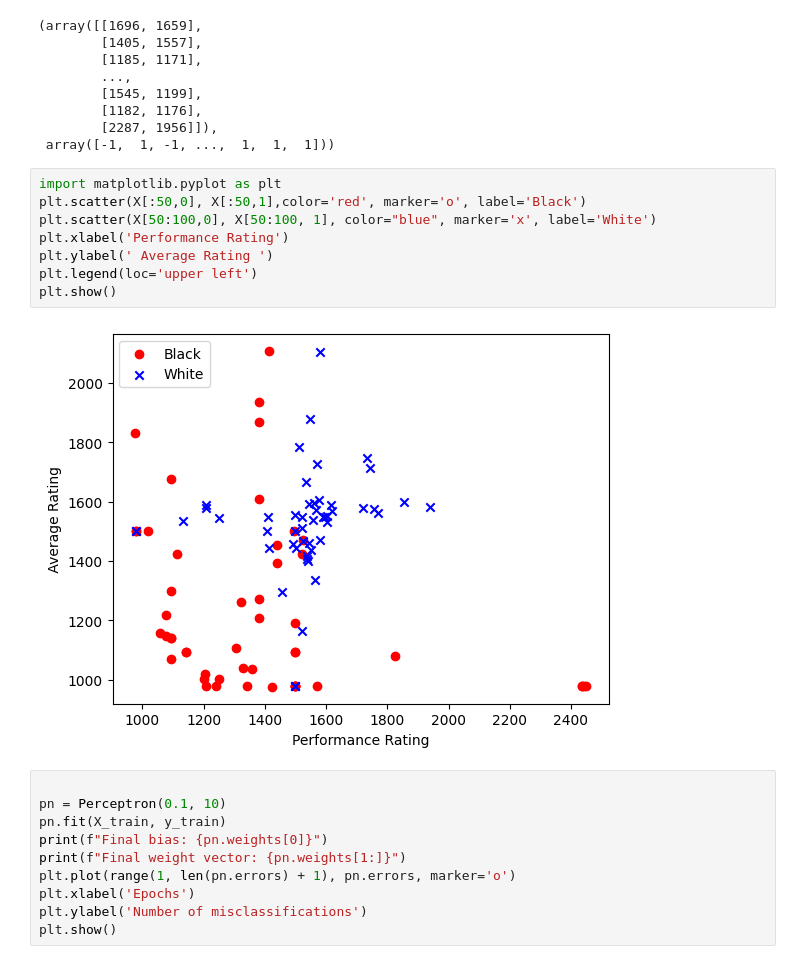
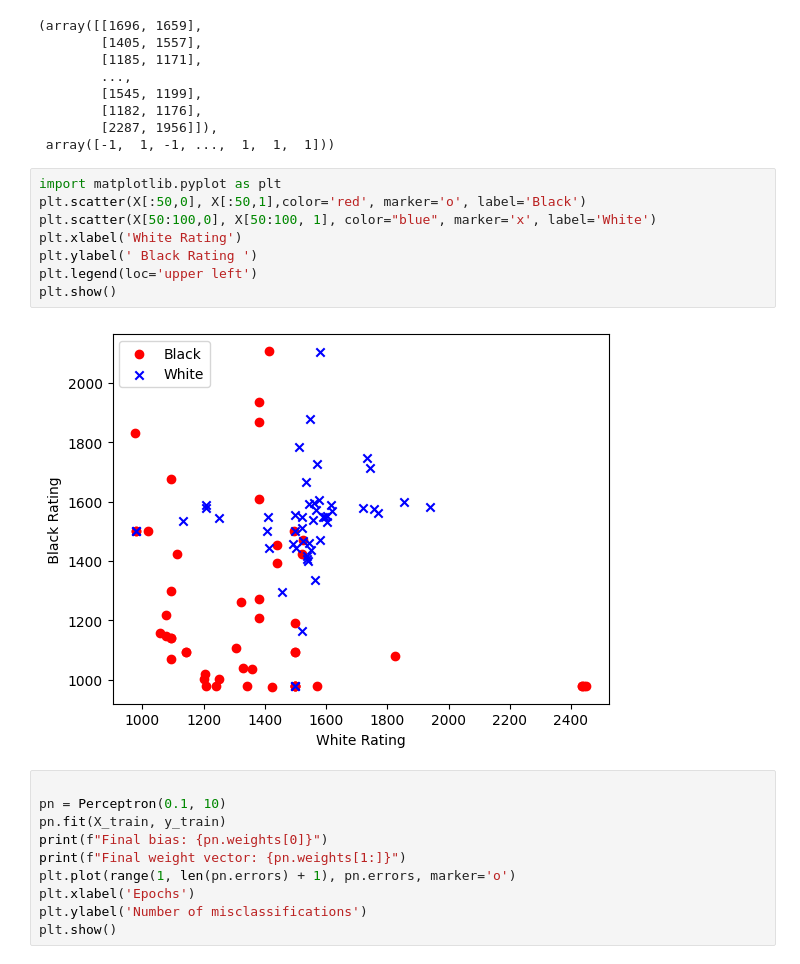
Before and after one commit to Harshavardhan123-cloud/ML, a Jupyter notebook: SLP.ipynb, the cells around one changed output. Drawn from its saved outputs; the diff is of its cells as text.

```diff
--- a/SLP.ipynb
+++ b/SLP.ipynb
@@ -108,13 +108,13 @@ X_test, y_test
 # %%
 import matplotlib.pyplot as plt
 plt.scatter(X[:50,0], X[:50,1],color='red', marker='o', label='Black')
 plt.scatter(X[50:100,0], X[50:100, 1], color="blue", marker='x', label='White')
-plt.xlabel('Performance Rating')
-plt.ylabel(' Average Rating ')
+plt.xlabel('White Rating')
+plt.ylabel(' Black Rating ')
 plt.legend(loc='upper left')
 plt.show()
 # %% [output]
-[figure, old version]
+[figure, new version]
 # %%
 
 pn = Perceptron(0.1, 10)
```
Also changed, not shown: parts of 1 cell of this notebook.
